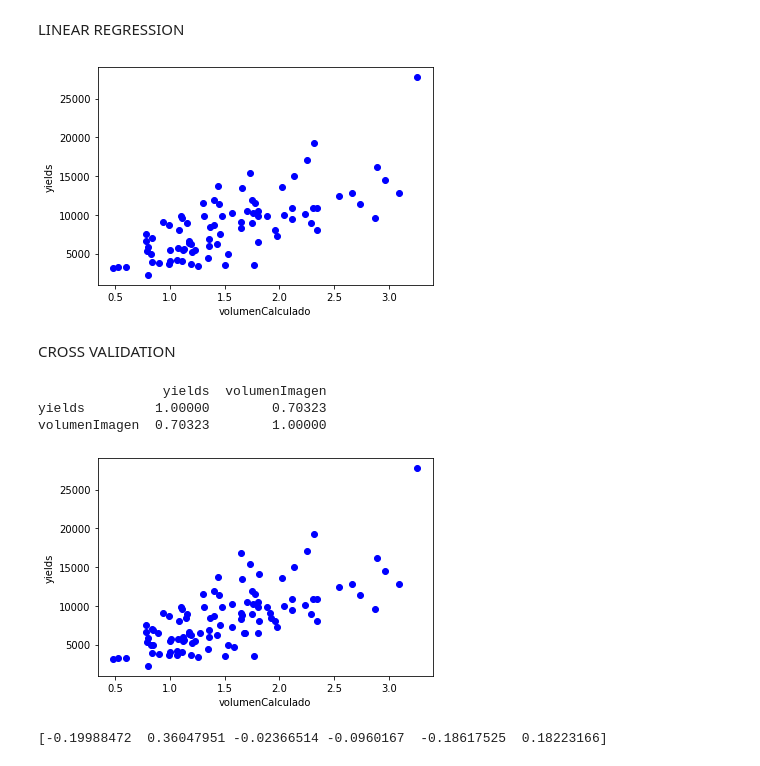
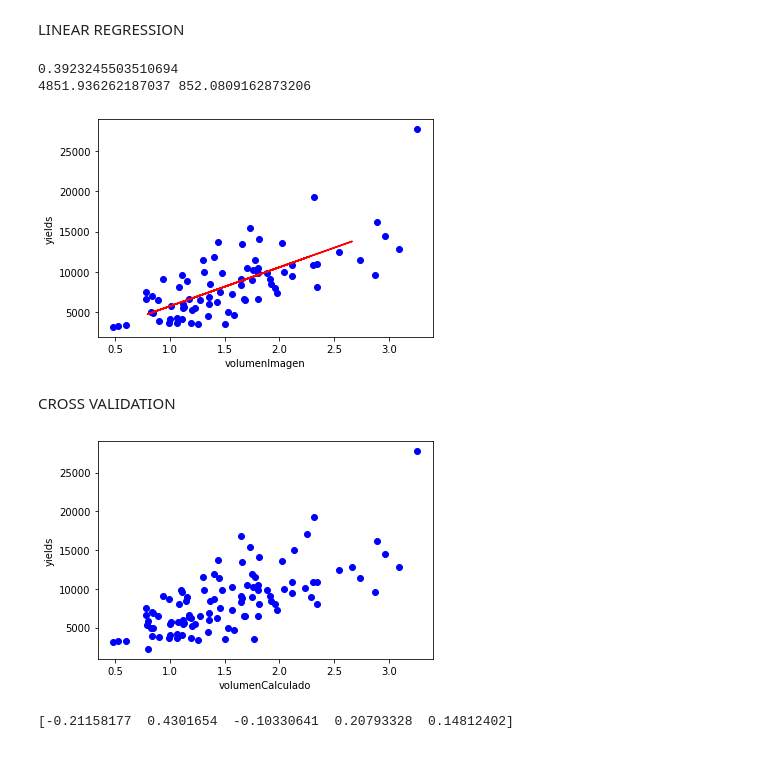
Before and after one commit to julianandres/processingyield, a Jupyter notebook: notas.ipynb, the cells around one changed output. Cells and saved outputs as stored; diff of their text form; code cells hidden in the pictures.

```diff
--- a/notas.ipynb
+++ b/notas.ipynb
@@ -104,11 +107,11 @@ for index,x in enumerate(datos.datosArea):
     diametros.append(diametro)
     altura= datos.datosAlturaCalculada[index]/100
     valueAreaLateral=diametro*math.sqrt((diametro*diametro)+4*(altura*altura))
-    valueVolume = diametro*diametro*altura
+    valueVolume = math.pi*diametro*diametro*altura*(1/6)
     volumeFromDiameter.append(valueVolume)
     areaLateral.append(valueAreaLateral)
 
-pyplot.scatter(areaLateral,datos.datosYeld,c="black")
+pyplot.scatter(volumeFromDiameter,datos.datosVolumenImagen,c="black")
 pyplot.xlabel("areaLateral")
 pyplot.ylabel("datosYield")
 
@@ -141,0 +153,7 @@ pyplot.show()
+# %%
+import pandas as pd
+IAF_from_volume = definirCorrelacionVariables.objective(datos.datosVolumenImagen, 2.7791,0.0134)
+IAF_from_area = definirCorrelacionVariables.objective(areaLateral, 0.7896,-0.5786)
+d = {'yields': datos.datosYeld,"Area Lateral":areaLateral, "IAF_VOL":IAF_from_volume, "IAF_AREA":IAF_from_area,"volumenImagen":datos.datosVolumenImagen,"volumenCalculado":datos.datosVolumenCalculado,"areaCalculada":datos.datosAreaCalculada,'areaImagen': datos.datosArea,"alturaMedida":datos.datosAlturaMedida,"alturaImagen":datos.datosAlturaCalculada}
+df = pd.DataFrame(data=d)
+df.corr(method="pearson")
@@ -214,30 +215,34 @@ LINEAR REGRESSION
 # %%
 msk = np.random.rand(len(df)) < 0.8
 train = df[msk]
 test = df[~msk]
+popt, pcov = curve_fit(definirCorrelacionVariables.objective, train["volumenImagen"], train["yields"])
+y_pred = definirCorrelacionVariables.objective(test["volumenImagen"], *popt)
+pyplot.plot(test["volumenImagen"], y_pred, color = 'red')
+print(r2_score(test["yields"], y_pred))
+print(*popt)
+
 pyplot.scatter(train["volumenImagen"], train["yields"],  color='blue')
-pyplot.xlabel("volumenCalculado")
+pyplot.xlabel("volumenImagen")
 pyplot.ylabel("yields")
 pyplot.show()
 # %% [output]
+0.3923245503510694
+4851.936262187037 852.0809162873206
-[figure, old version]
+[figure, new version]
 # %% [markdown]
 CROSS VALIDATION
 # %%
 from sklearn.linear_model import LinearRegression
 from sklearn.model_selection import cross_val_score
 lm = LinearRegression()
-dfs=df.loc[:,["yields","volumenImagen"]]
-print(dfs.corr(method="pearson"))
+dfs=df.loc[:,["yields","volumenImagen","volumenCalculado"]]
 pyplot.scatter(dfs.volumenImagen.values.reshape(-1, 1), dfs.yields.values,  color='blue')
 pyplot.xlabel("volumenCalculado")
 pyplot.ylabel("yields")
 pyplot.show()
-scores = cross_val_score(lm,dfs.volumenImagen.values.reshape(-1, 1) ,dfs.yields.values , scoring='r2', cv=4)
+scores = cross_val_score(lm,dfs.volumenImagen.values.reshape(-1, 1) ,dfs.yields.values , scoring='r2', cv=5)
 print(scores)
 # %% [output]
+[figure]
-                yields  volumenImagen
-yields         1.00000        0.70323
-volumenImagen  0.70323        1.00000
+[-0.21158177  0.4301654  -0.10330641  0.20793328  0.14812402]
-[figure]
-[-0.19988472  0.36047951 -0.02366514 -0.0960167  -0.18617525  0.18223166]
```
Also changed, not shown: parts of 16 cells of this notebook, 1 other file.
